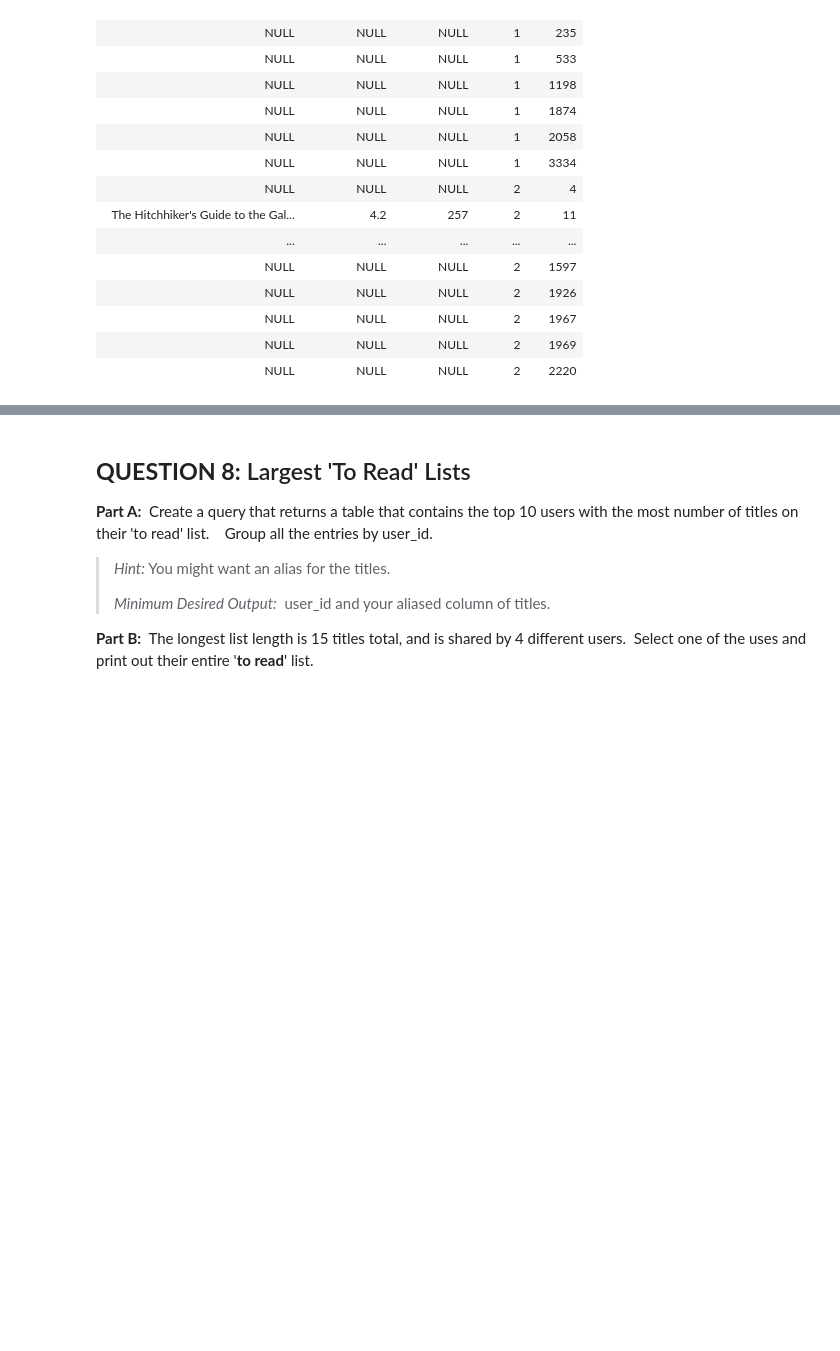
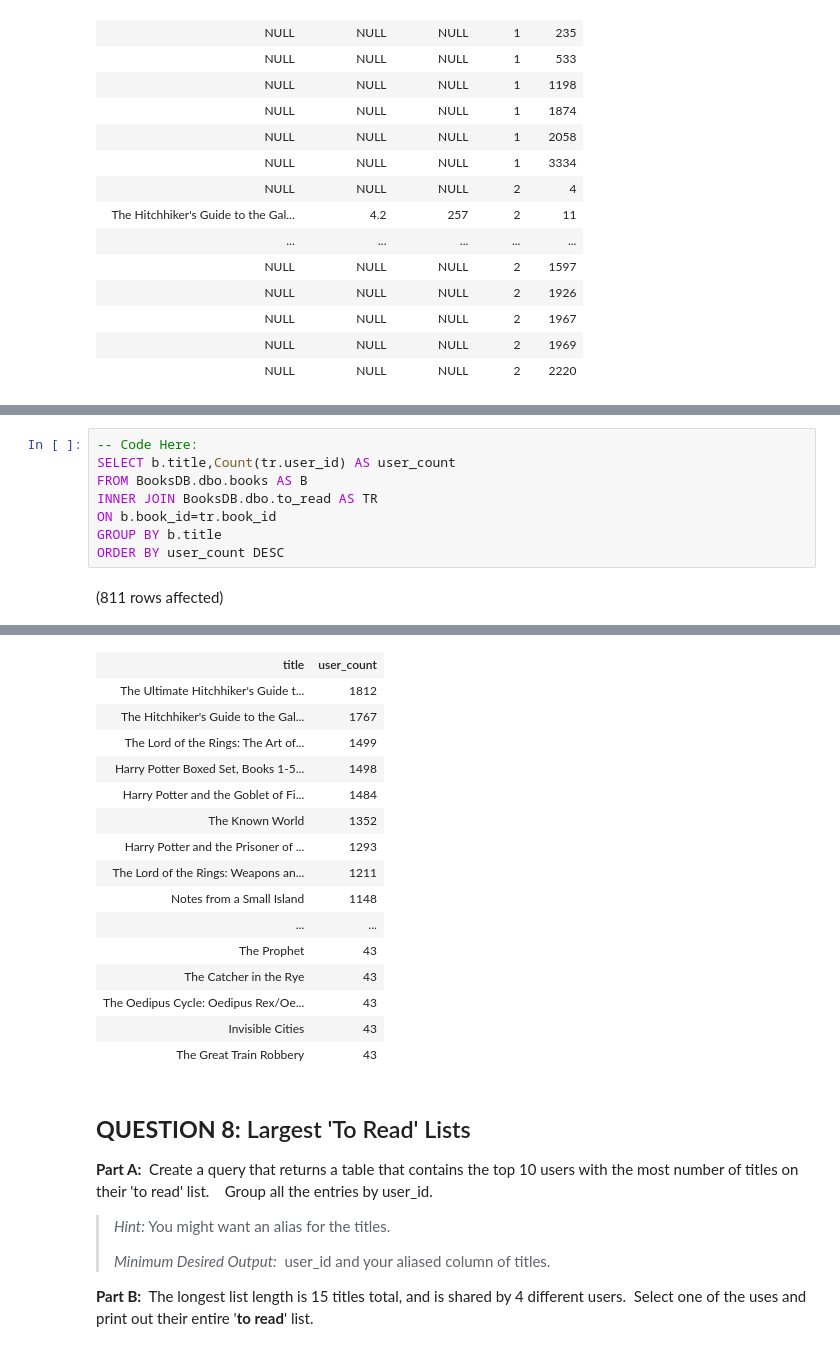
Before and after one commit to AishuSenthil/SQL-Part-3-Exercises, a Jupyter notebook: Notebook-1.ipynb, the cells around one changed output, grey strips where cells are left out. Drawn from its saved outputs; the diff is of its cells as text; blank space fills up the shorter version.

```diff
--- a/Notebook-1.ipynb
+++ b/Notebook-1.ipynb
@@ -237,0 +300,10 @@ Total execution time: 00:00:00.057
+# %%
+-- Code Here:
+SELECT b.title,Count(tr.user_id) AS user_count
+FROM BooksDB.dbo.books AS B
+INNER JOIN BooksDB.dbo.to_read AS TR
+ON b.book_id=tr.book_id
+GROUP BY b.title
+ORDER BY user_count DESC
+# %% [output]
+(811 rows affected)
@@ -238,3 +311,19 @@ Total execution time: 00:00:00.057
+| title | user_count |
+| The Ultimate Hitchhiker's Guide t... | 1812 |
+| The Hitchhiker's Guide to the Gal... | 1767 |
+| The Lord of the Rings: The Art of... | 1499 |
+| Harry Potter Boxed Set, Books 1-5... | 1498 |
+| Harry Potter and the Goblet of Fi... | 1484 |
+| The Known World | 1352 |
+| Harry Potter and the Prisoner of ... | 1293 |
+| The Lord of the Rings: Weapons an... | 1211 |
+| Notes from a Small Island | 1148 |
+| ... | ... |
+| The Prophet | 43 |
+| The Catcher in the Rye | 43 |
+| The Oedipus Cycle: Oedipus Rex/Oe... | 43 |
+| Invisible Cities | 43 |
+| The Great Train Robbery | 43 |
 # %% [markdown]
 ## **QUESTION 8:** Largest 'To Read' Lists
 
```
Also changed, not shown: parts of 13 cells of this notebook.
